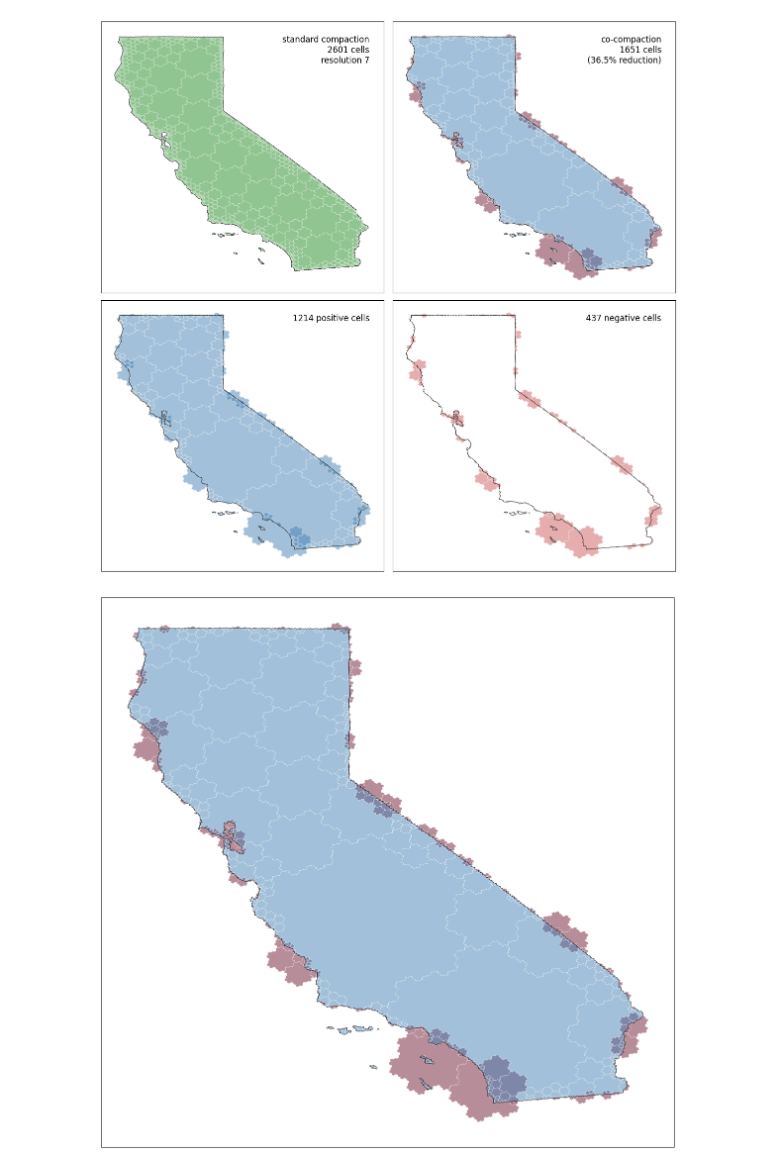
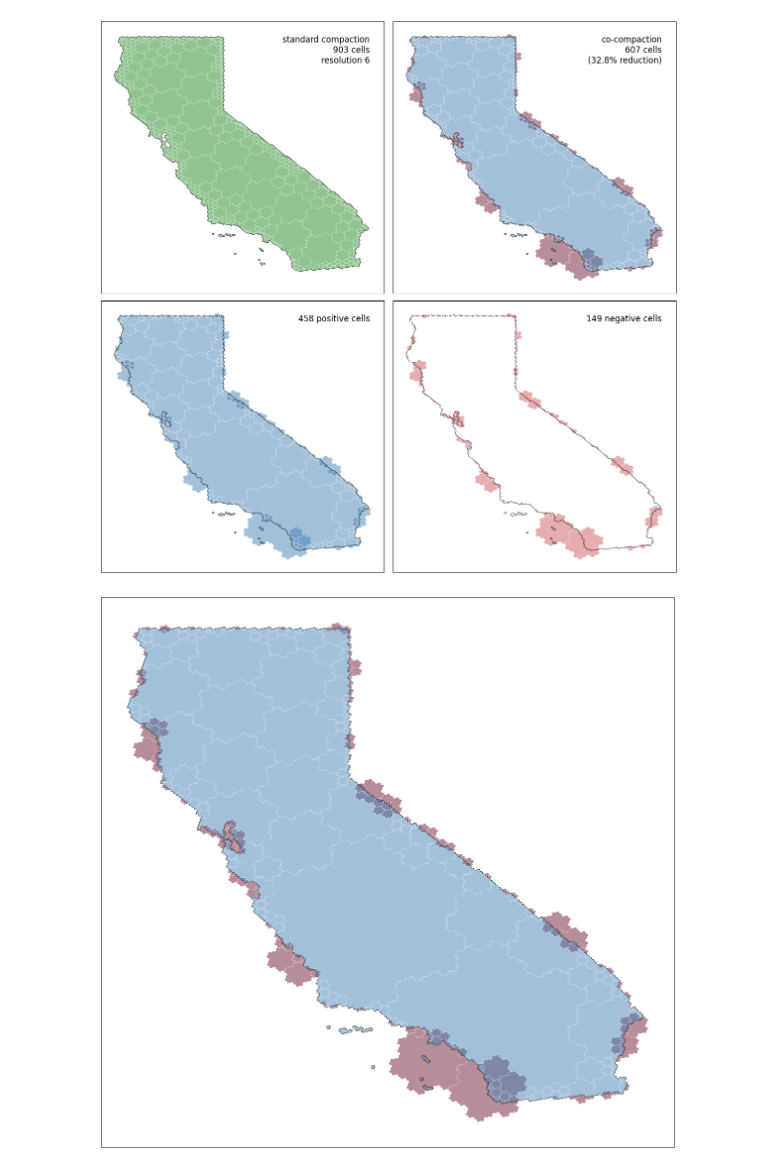
Before and after one commit to ajfriend/h3coco, a Jupyter notebook: notebooks/fancy.ipynb, the cells around one changed output. Saved outputs shown, nothing was run; the diff lists cells and outputs as text; code cells hidden in the pictures.

```diff
--- a/notebooks/fancy.ipynb
+++ b/notebooks/fancy.ipynb
@@ -1,12 +4,12 @@
 # %%
-import h3coco as coco
-import matplotlib.pyplot as plt
+state = 'california'
+res = 6
 
-cells = coco.cells_for_state('california', 7)
-fig, axs = coco.plot_compaction_comparison(cells)
+cells = coco.cells_for_state(state, res)
+fig, axs = coco.plot_compaction_comparison(cells, savefig=f'{state}_{res}.svg')
 # %% [output]
-[figure, old version]
+[figure, new version]
 # %%
 fig, ax = coco.plot_cocompaction(cells)
 # %% [output]
-[figure, old version]
+[figure, new version]
```
Also changed, not shown: parts of 1 cell of this notebook, 3 other files.
